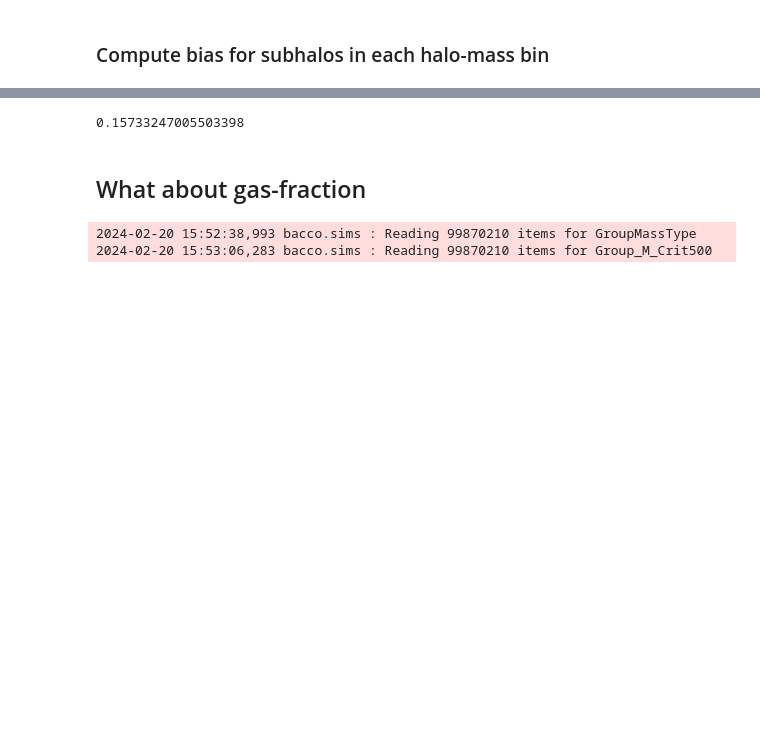
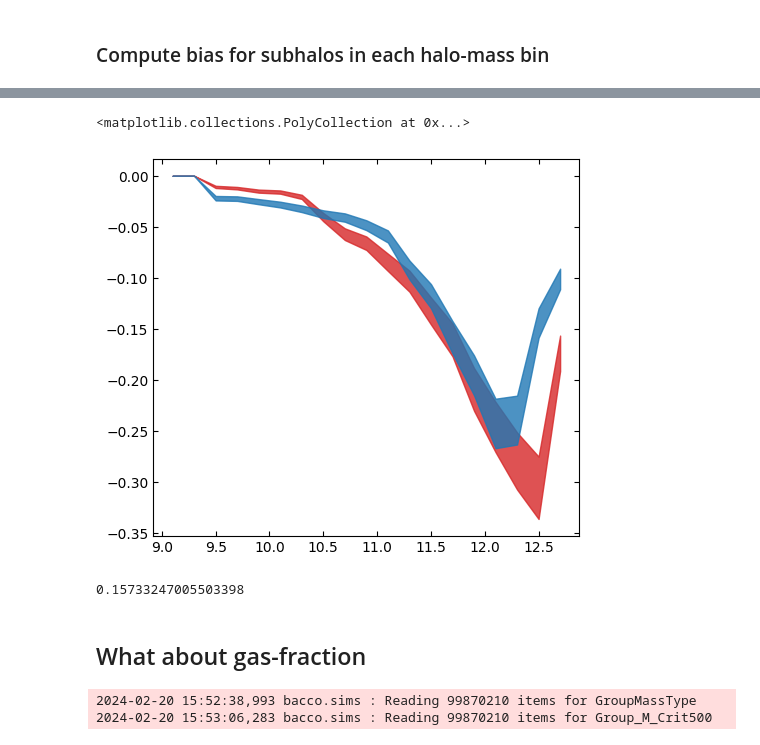
Before and after one commit to fgmaion/MTNG-resims, a Jupyter notebook: estimate_halo_number.ipynb, the cells around one changed output, grey strips where cells are left out. Saved outputs shown, nothing was run; the diff lists cells and outputs as text; code cells hidden in the pictures; blank space fills up the shorter version.

```diff
--- a/estimate_halo_number.ipynb
+++ b/estimate_halo_number.ipynb
@@ -240,3 +254,25 @@ Text(0.5, 0, '$M_*[M_{\\odot}/h]$')
+# %%
+sel_t = {}
+sel_t['red'] = copy.deepcopy(sel_total)
+sel_t['blue'] = copy.deepcopy(sel_total)
+
+U__r = sim.sub['StellarPhotometrics'][:,0] - sim.sub['StellarPhotometrics'][:,5]
+
+for m in range(len(sel_total['sel'])):
+    sel_t['red']['sel'][m] = sel_t['red']['sel'][m][np.where( (U__r[sel_t['red']['sel'][m]] > 1.35) ) ]
+    sel_t['blue']['sel'][m] = sel_t['blue']['sel'][m][np.where( (U__r[sel_t['blue']['sel'][m]] < 1.35) ) ]
+# %%
+bias_t = {}
+
+bias_t['red'] = splitter.bias_sm(sel_mask=sel_t['red'], recompute=False)
+bias_t['blue'] = splitter.bias_sm(sel_mask=sel_t['blue'], recompute=False)
+# %%
+fig, ax = plt.subplots(dpi=100, figsize=(5.5,5))
+ax.fill_between(ms_centers, 0.9*bias_t['red']['bias'][:,1], 1.1*bias_t['red']['bias'][:,1], color='C3', alpha=0.8, label='Total')
+ax.fill_between(ms_centers, 0.9*bias_t['blue']['bias'][:,1], 1.1*bias_t['blue']['bias'][:,1], color='C0', alpha=0.8, label='Total')
+# %% [output]
+<matplotlib.collections.PolyCollection at 0x...>
+[figure, added]
 # %%
 for m in range(mass_edges.shape[0]):
     fig = plt.figure(dpi=200, figsize=(5.5,5))
```
Also changed, not shown: parts of 13 cells of this notebook, 1 other file.
